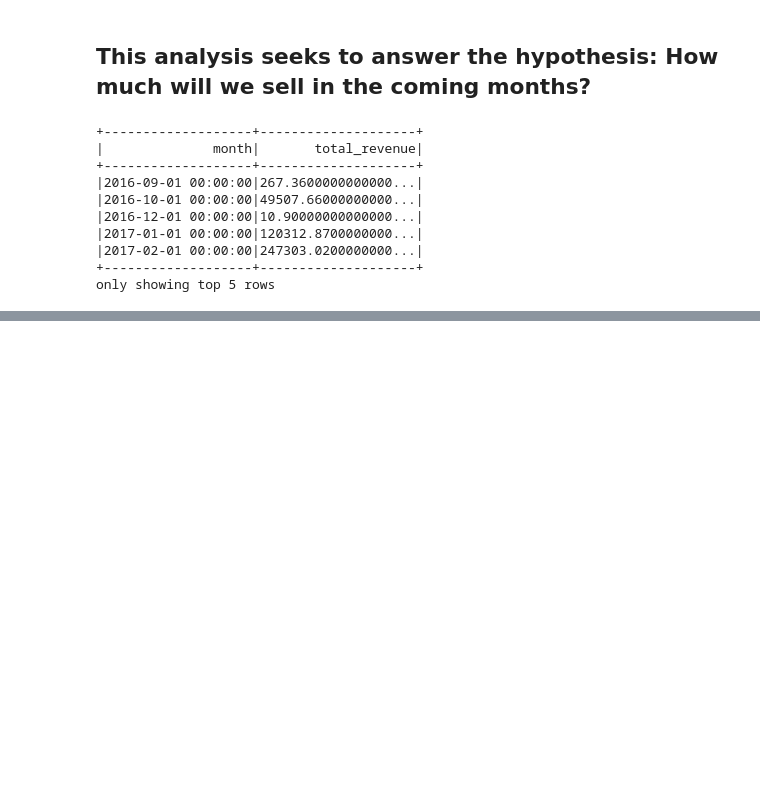
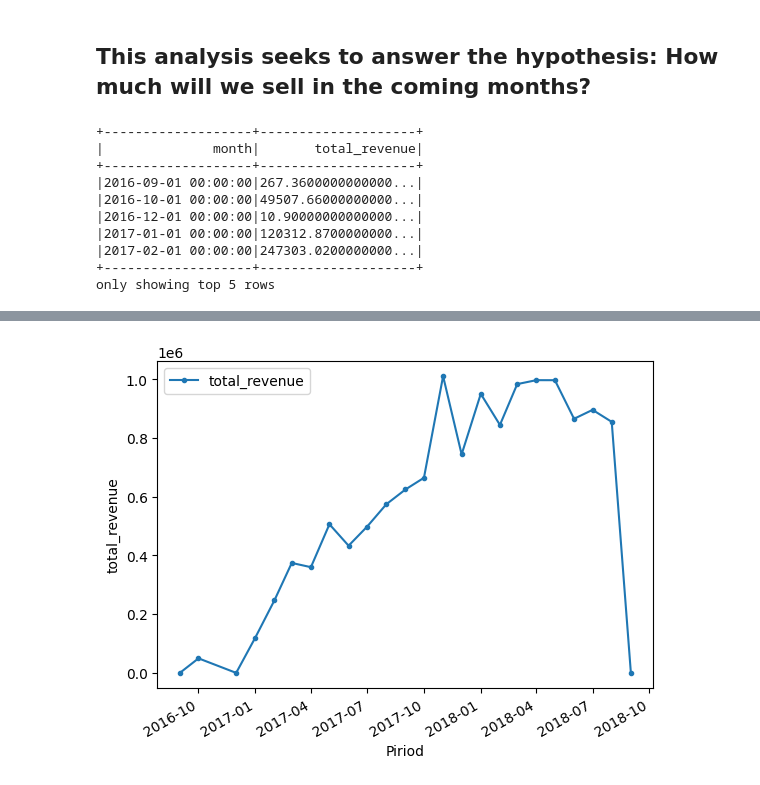
Before and after one commit to ferrettijaime-cmd/Professional_portfolio, a Jupyter notebook: Olist_Linear_regression_analysis_ML/Scripts Python/olist_linear_r_analysis.ipynb, the cells around one changed output, grey strips where cells are left out. Cells and saved outputs as stored; diff of their text form; code cells hidden in the pictures; blank space fills up the shorter version.

```diff
--- a/Olist_Linear_regression_analysis_ML/Scripts Python/olist_linear_r_analysis.ipynb
+++ b/Olist_Linear_regression_analysis_ML/Scripts Python/olist_linear_r_analysis.ipynb
@@ -27,6 +27,7 @@ try:
       sum(price) as total_revenue
     from
      analytics.fact_orders
+     where order_purchase_timestamp is not null
      group by Month
      order by Month) as Revenue_query
      """
@@ -74,0 +58,8 @@ sales_df.summary().show()
+# %%
+import pandas as pd
+sales_pd = sales_df.toPandas()
+sales_pd["month"] = pd.to_datetime(sales_pd["month"])
+sales_pd["total_revenue"] = pd.to_numeric(sales_pd["total_revenue"])
+sales_pd = sales_pd.sort_values("month")
+sales_pd.set_index("month", inplace=True)
+sales_pd.info()
@@ -74,0 +75,6 @@ sales_df.summary().show()
+# %%
+axes = sales_pd.plot(y="total_revenue", style= ".-")
+y_label = axes.set_ylabel("total_revenue")
+x_label = axes.set_xlabel("Piriod")
+# %% [output]
+[figure, added]
```
Also changed, not shown: parts of 15 cells of this notebook.
